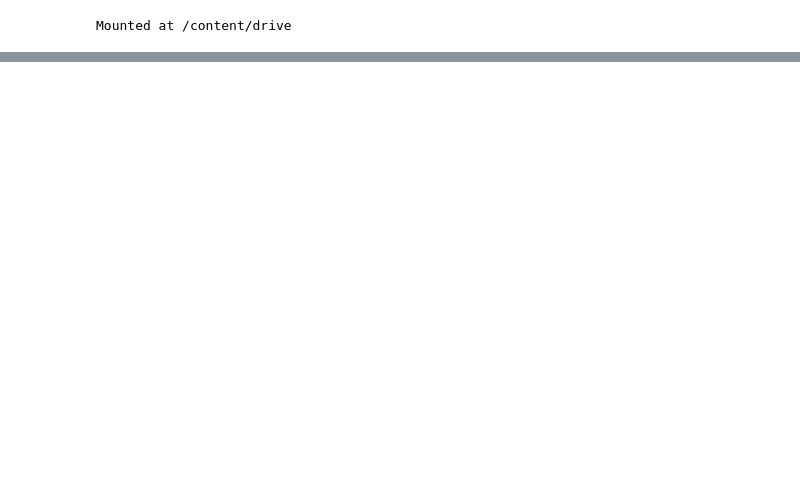
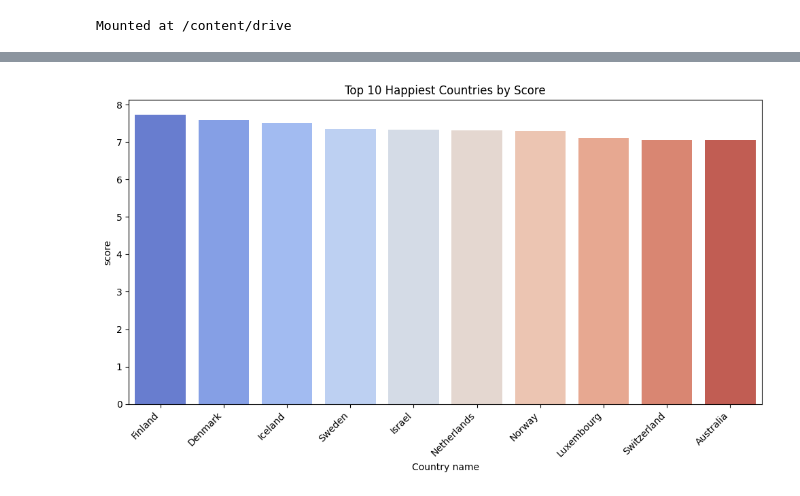
Before and after one commit to PradipPantha/AI, a Jupyter notebook: 2417489_Pradip_Pantha.ipynb, the cells around one changed output, grey strips where cells are left out. Drawn from its saved outputs; the diff is of its cells as text; code cells hidden in the pictures; blank space fills up the shorter version.

```diff
--- a/2417489_Pradip_Pantha.ipynb
+++ b/2417489_Pradip_Pantha.ipynb
@@ -756,0 +6,9 @@ Middle East: Correlation between Score and Generosity: 0.63
+# %%
+import pandas as pd
+
+#load the dataset (dataset overview)
+data = pd.read_csv("/content/drive/MyDrive/bm/WHR-2024-5CS037.csv")
+
+#1. display the first 10 rows and columns
+print("First 10 rows and columns")
+print(data.head(10))
@@ -756,0 +146,14 @@ Middle East: Correlation between Score and Generosity: 0.63
+# %%
+import numpy as np
+
+#for categorizing happiness
+conditions = [
+    (data['score'] < 4),                      # Low
+    (data['score'] >= 4) & (data['score'] <= 6),  # Medium
+    (data['score'] > 6)                       # High
+]
+
+categories = ['Low', 'Medium', 'High']
+data['Happiness Category'] = np.select(conditions, categories)
+print("Updated dataset with Happiness Category:")
+print(data[['Country name', 'score', 'Happiness Category']].head(10))
@@ -756,0 +173,15 @@ Middle East: Correlation between Score and Generosity: 0.63
+# %%
+import seaborn as sns
+import matplotlib.pyplot as plt
+
+# Sort and filter the top 10 happiest countries
+top_10_happiest = data.sort_values(by='score', ascending=False).head(10)
+
+plt.figure(figsize=(10, 6))
+sns.barplot(x='Country name', y='score', data=top_10_happiest, palette='coolwarm', hue='Country name', legend=False)
+plt.xticks(rotation=45, ha='right')
+plt.title('Top 10 Happiest Countries by Score')
+plt.tight_layout()
+plt.show()
+# %% [output]
+[figure, added]
```
Also changed, not shown: parts of 96 cells of this notebook.
